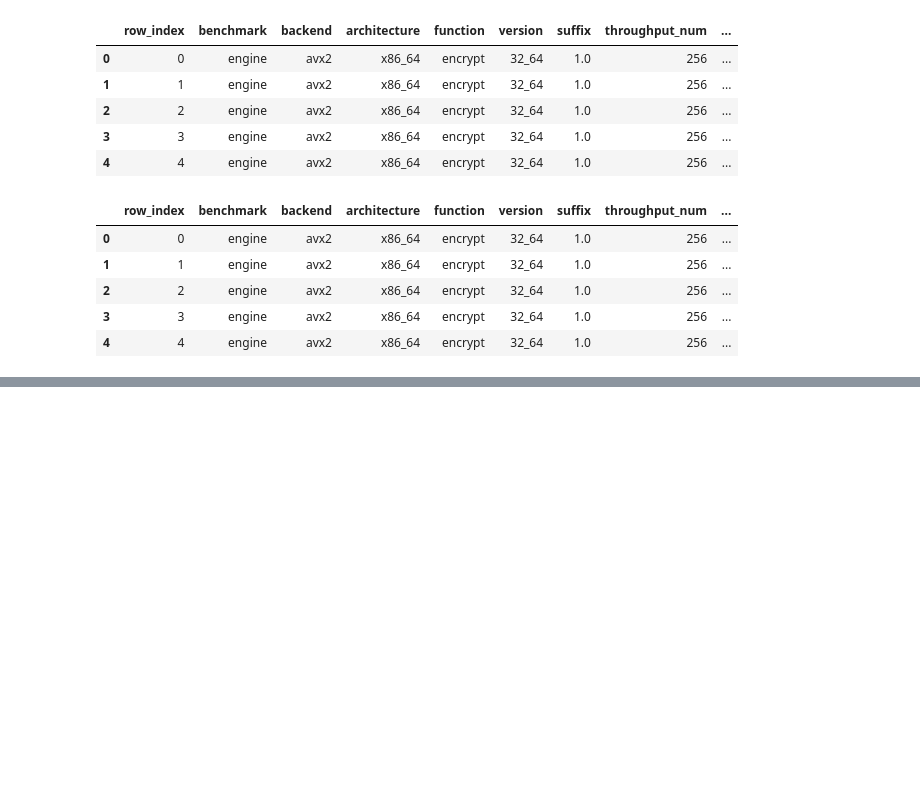
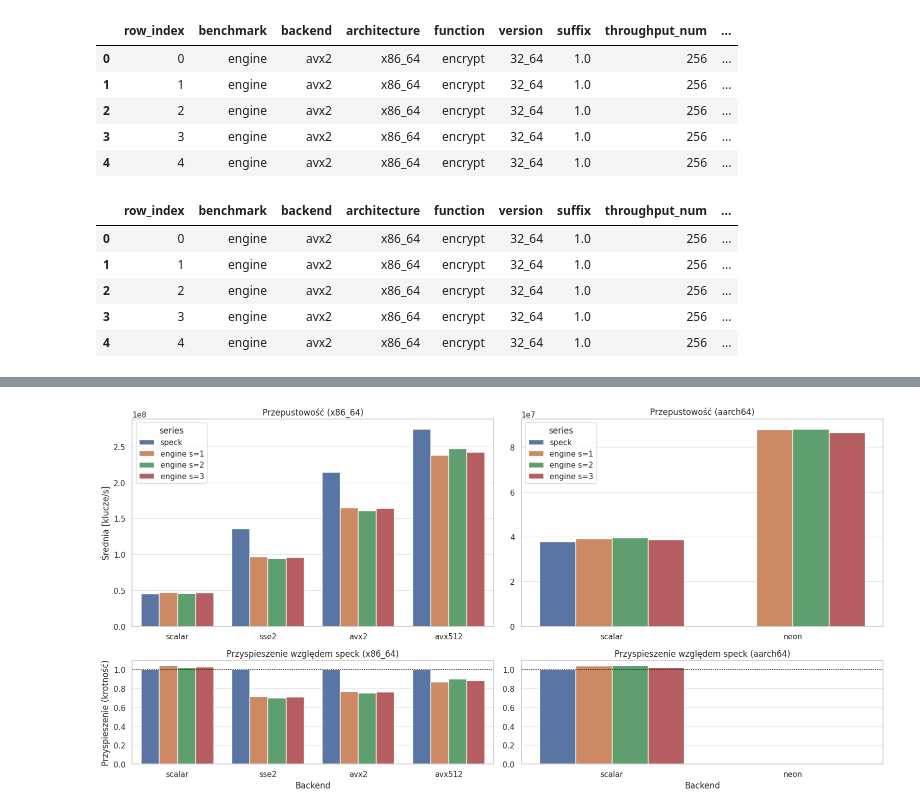
Before and after one commit to jan-chojnacki/SpeckProbe, a Jupyter notebook: analysis/notebooks/main.ipynb, the cells around one changed output, grey strips where cells are left out. Drawn from its saved outputs; the diff is of its cells as text; code cells hidden in the pictures; blank space fills up the shorter version.

```diff
--- a/analysis/notebooks/main.ipynb
+++ b/analysis/notebooks/main.ipynb
@@ -186,46 +321,55 @@ engine_speck = mean[mean['function'] == 'encrypt_inflight'].copy()
 engine = (
     engine_speck[engine_speck['benchmark'] == 'engine']
     .assign(suffix=lambda d: d['suffix'].astype('Int64').astype(str))
-    .groupby(['backend', 'suffix'], as_index=False)['mean']
+    .groupby(['architecture', 'backend', 'suffix'], as_index=False)['mean']
     .mean()
 )
 
 speck = (
     engine_speck[engine_speck['benchmark'] == 'speck']
-    .groupby(['backend'], as_index=False)['mean']
+    .groupby(['architecture', 'backend'], as_index=False)['mean']
     .mean()
     .rename(columns={'mean': 'speck_mean'})
 )
 
-cmp = engine.merge(speck, on='backend', how='left')
+cmp = engine.merge(speck, on=['architecture', 'backend'], how='left')
 cmp['speedup_vs_speck'] = cmp['mean'] / cmp['speck_mean']
 
 throughput_df = pd.concat([
-    cmp.assign(series='engine s=' + cmp['suffix'])[['backend', 'mean', 'series']],
-    speck.rename(columns={'speck_mean': 'mean'}).assign(series='speck')[['backend', 'mean', 'series']]
+    cmp.assign(series='engine s=' + cmp['suffix'])[['architecture', 'backend', 'mean', 'series']],
+    speck.rename(columns={'speck_mean': 'mean'}).assign(series='speck')[['architecture', 'backend', 'mean', 'series']]
 ], ignore_index=True)
 
 speed_df = pd.concat([
-    cmp.assign(series='engine s=' + cmp['suffix'])[['backend', 'speedup_vs_speck', 'series']],
-    speck.assign(speedup_vs_speck=1.0, series='speck')[['backend', 'speedup_vs_speck', 'series']]
+    cmp.assign(series='engine s=' + cmp['suffix'])[['architecture', 'backend', 'speedup_vs_speck', 'series']],
+    speck.assign(speedup_vs_speck=1.0, series='speck')[['architecture', 'backend', 'speedup_vs_speck', 'series']]
 ], ignore_index=True)
 # %%
-series_order = ['speck', 'engine s=1', 'engine s=2', 'engine s=3']
-fig, (ax1, ax2) = plt.subplots(2, 1, figsize=(9, 8), sharex=True, gridspec_kw={'height_ratios': [2, 1]})
+fig, axes = plt.subplots(2, 2, figsize=(16, 8), gridspec_kw={'height_ratios': [2, 1]})
 
-sns.barplot(data=throughput_df, x='backend', y='mean', hue='series',
-            order=backend_order, hue_order=series_order, ax=ax1)
-ax1.set_title('Przepustowość')
-ax1.set_ylabel('Średnia [klucze/s]')
-ax1.set_xlabel('')
+for col, arch in enumerate(architecture_order):
+    arch_throughput = throughput_df[throughput_df['architecture'] == arch]
+    arch_speed = speed_df[speed_df['architecture'] == arch]
+    backend_order = backend_order_for_arch(throughput_df, arch)
+    ax1 = axes[0, col]
+    ax2 = axes[1, col]
 
-sns.barplot(data=speed_df, x='backend', y='speedup_vs_speck', hue='series',
-            order=backend_order, hue_order=series_order, ax=ax2)
-ax2.axhline(1.0, color='black', linestyle='dotted', linewidth=1)
-ax2.set_title('Przyspieszenie względem speck')
-ax2.set_xlabel('Architektura obliczeniowa')
-ax2.set_ylabel('Przyspieszenie (krotność)')
-ax2.set_ylim(0.6, 1.1)
-ax2.get_legend().remove()
+    sns.barplot(data=arch_throughput, x='backend', y='mean', hue='series',
+                order=backend_order, hue_order=series_order, ax=ax1)
+    ax1.set_title(f'Przepustowość ({arch})')
+    ax1.set_ylabel('Średnia [klucze/s]' if col == 0 else '')
+    ax1.set_xlabel('')
 
+    sns.barplot(data=arch_speed, x='backend', y='speedup_vs_speck', hue='series',
+                order=backend_order, hue_order=series_order, ax=ax2)
+    ax2.axhline(1.0, color='black', linestyle='dotted', linewidth=1)
+    ax2.set_title(f'Przyspieszenie względem speck ({arch})')
+    ax2.set_xlabel('Backend')
+    ax2.set_ylabel('Przyspieszenie (krotność)' if col == 0 else '')
+    if ax2.get_legend() is not None:
+        ax2.get_legend().remove()
+
+plt.tight_layout()
 plt.show()
+# %% [output]
+[figure, added]
```
Also changed, not shown: parts of 12 cells of this notebook, 1 other file.
